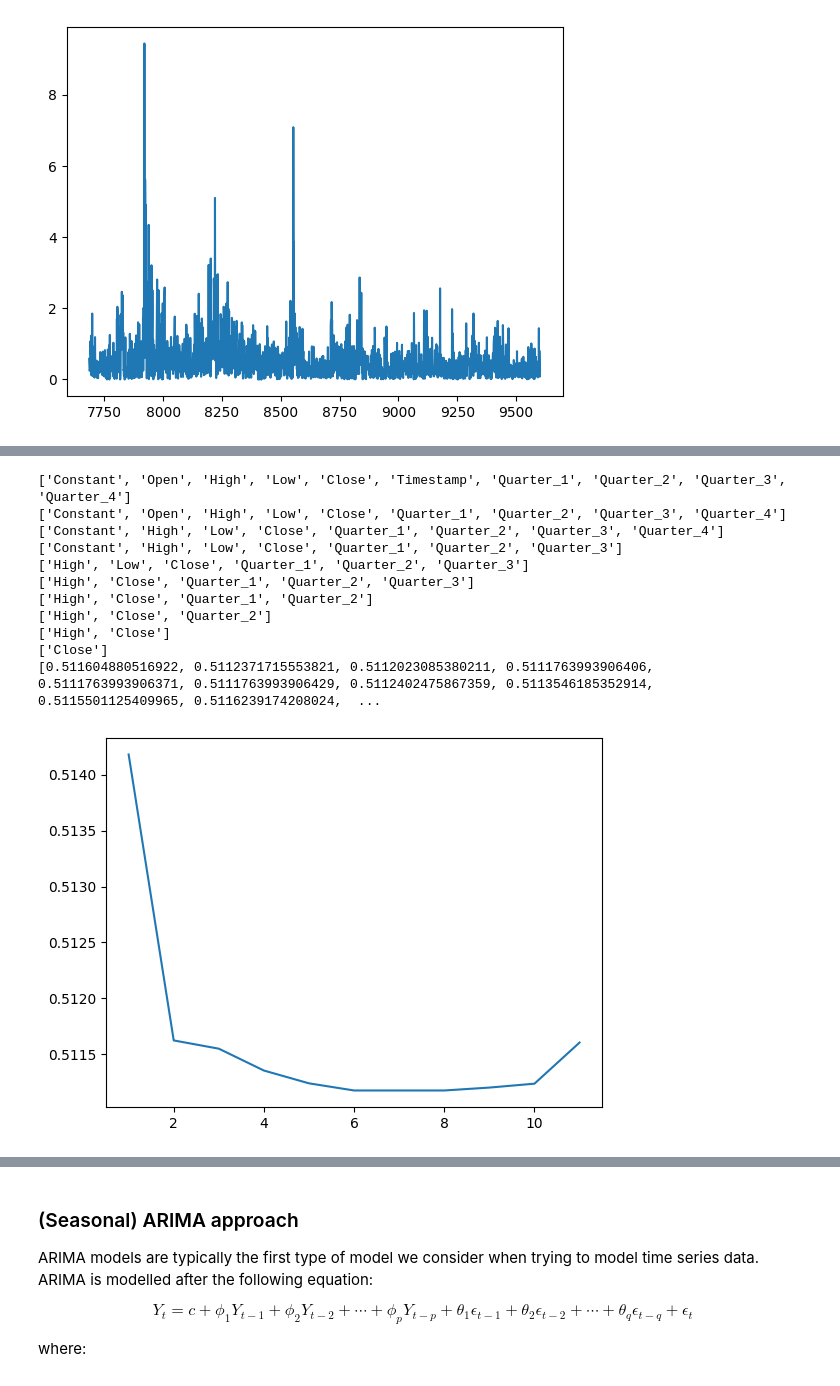
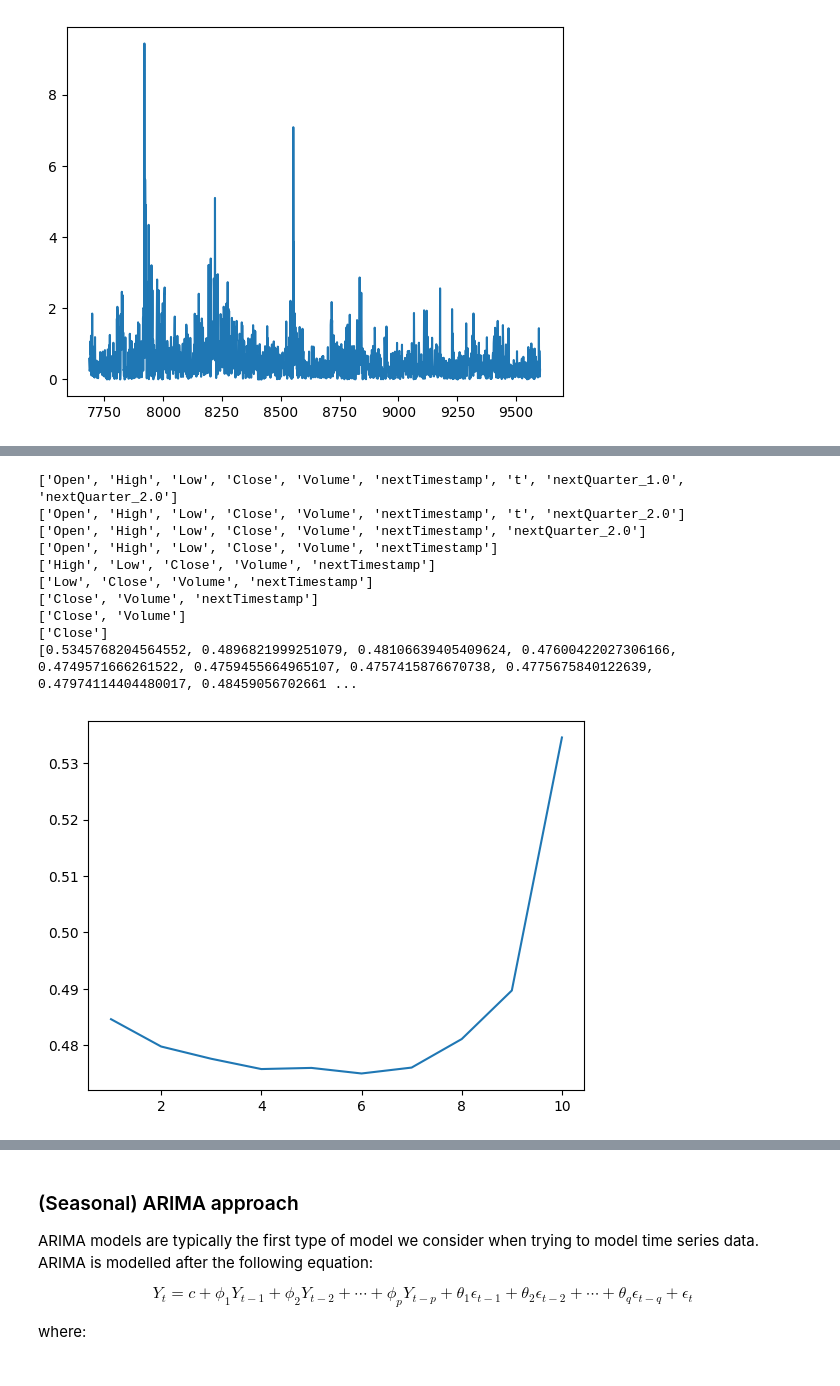
Before and after one commit to AdamChoong0095/NUS-Stock-Data, a Jupyter notebook: Stock_price_prediction.ipynb, the cells around one changed output, grey strips where cells are left out. Drawn from its saved outputs; the diff is of its cells as text; code cells hidden in the pictures.

```diff
--- a/Stock_price_prediction.ipynb
+++ b/Stock_price_prediction.ipynb
@@ -330,9 +330,15 @@ sp500['Constant'] = np.ones(len(sp500))
 sp500['Timestamp'] = Timestamp
 sp500['Quarter'] = quarter
 
-sp500 = pd.get_dummies(sp500,columns=['Quarter'], dtype=int)
+
 
 sp500['nextOpen'] = sp500['Open'].shift(-1)
+sp500['nextTimestamp'] = sp500['Timestamp'].shift(-1)
+sp500['nextQuarter'] = sp500['Quarter'].shift(-1)
+
+sp500 = pd.get_dummies(sp500,columns=['nextQuarter'], dtype=int)
+
+sp500['t'] = sp500['nextTimestamp']-sp500['Timestamp']
 
 sp500['logOpen'] = np.log(sp500['Open'])
 sp500['logHigh'] = np.log(sp500['High'])
@@ -347,6 +353,7 @@ train_size = int(len(sp500) * 0.8)
 train_train_size = int(train_size * 0.8)
 
 print(sp500)
+plt.plot(sp500['Volume'])
 # %% [output]
             Date    Open    High     Low   Close    Volume  Constant
 0     2005-02-25  104.77  106.00  104.68  105.79  70221808       1.0  \
@@ -368,61 +377,80 @@ print(sp500)
 # %%
 log = False
+rolling = False
+k = 4
+foldsize = int(train_size/k)
+
 if log:
-    X_labels = ['Constant', 'logOpen', 'logHigh', 'logLow', 'logClose', 'Volume', 'Timestamp', 'Quarter_1', 'Quarter_2', 'Quarter_3', 'Quarter_4']
-    y = sp500[:train_train_size]['nextlogOpen']
+    X_labels = ['logOpen', 'logHigh', 'logLow', 'logClose', 'Volume', 'nextTimestamp', 't', 'nextQuarter_1.0', 'nextQuarter_2.0', 'nextQuarter_3.0']
+    y_labels = ['nextlogOpen']
 else:
-    X_labels = ['Constant', 'Open', 'High', 'Low', 'Close', 'Volume', 'Timestamp', 'Quarter_1', 'Quarter_2', 'Quarter_3', 'Quarter_4']
-    y = sp500[:train_train_size]['nextOpen']
+    X_labels = ['Open', 'High', 'Low', 'Close', 'Volume', 'nextTimestamp', 't', 'nextQuarter_1.0', 'nextQuarter_2.0', 'nextQuarter_3.0']
+    y_labels = ['nextOpen']
 
 loss = []
 
 def lossfunc(labels):
     regr = linear_model.LinearRegression()
-    X = sp500[:train_train_size][labels]
-    regr.fit(X, y)
+    averageloss = 0
+
+    for i in range(k):
+        if rolling:
+            if i == k-1: continue
+            X = sp500[i*foldsize:(i+1)*foldsize][labels]
+            Y = sp500[i*foldsize:(i+1)*foldsize][y_labels]
+        else:
+            X = sp500[i*foldsize:int((i+0.8)*foldsize)][labels]
+            Y = sp500[i*foldsize:int((i+0.8)*foldsize)][y_labels]
+        regr.fit(X, Y)
 
 
-    predicted = regr.predict(sp500[labels])
-    if log:
-        abserror = abs(np.exp(predicted)-sp500['nextOpen'])
-    else:
-        abserror = abs(predicted-sp500['nextOpen'])
-    return abserror[train_train_size:train_size].mean()
+        predicted = regr.predict(sp500[labels]).flatten()
+
+        if log:
+            abserror = abs(np.exp(predicted)-sp500['nextOpen'])
+        else:
+            abserror = abs(predicted-sp500['nextOpen'])
+        if rolling:
+            averageloss += abserror[(i+1)*foldsize:min((i+2)*foldsize,train_size)].mean()/(k-1)
+        else:
+            averageloss += abserror[int((i+0.8)*foldsize):min((i+1)*foldsize,train_size)].mean()/(k)
+
+
+    return averageloss
 
 goals = []
 
 for i in range(len(X_labels)-1):
 
     goal = lossfunc(X_labels)
     goals.append(goal)
     tests = []
     for j in range(len(X_labels)):
         newlabels = [x for x in X_labels if x != X_labels[j]]
         loss = lossfunc(newlabels)
         tests.append(loss)
 
     argmin = min(enumerate(tests), key=lambda x: x[1])[0]
     del X_labels[argmin]
     print(X_labels)
 
 goals.append(lossfunc(X_labels))
 print(goals)
 
 plt.plot(list(range(len(goals),0,-1)), goals)  # Plot the chart
 plt.show()  # display
 # %% [output]
-['Constant', 'Open', 'High', 'Low', 'Close', 'Timestamp', 'Quarter_1', 'Quarter_2', 'Quarter_3', 'Quarter_4']
-['Constant', 'Open', 'High', 'Low', 'Close', 'Quarter_1', 'Quarter_2', 'Quarter_3', 'Quarter_4']
-['Constant', 'High', 'Low', 'Close', 'Quarter_1', 'Quarter_2', 'Quarter_3', 'Quarter_4']
-['Constant', 'High', 'Low', 'Close', 'Quarter_1', 'Quarter_2', 'Quarter_3']
-['High', 'Low', 'Close', 'Quarter_1', 'Quarter_2', 'Quarter_3']
-['High', 'Close', 'Quarter_1', 'Quarter_2', 'Quarter_3']
-['High', 'Close', 'Quarter_1', 'Quarter_2']
-['High', 'Close', 'Quarter_2']
-['High', 'Close']
+['Open', 'High', 'Low', 'Close', 'Volume', 'nextTimestamp', 't', 'nextQuarter_1.0', 'nextQuarter_2.0']
+['Open', 'High', 'Low', 'Close', 'Volume', 'nextTimestamp', 't', 'nextQuarter_2.0']
+['Open', 'High', 'Low', 'Close', 'Volume', 'nextTimestamp', 'nextQuarter_2.0']
+['Open', 'High', 'Low', 'Close', 'Volume', 'nextTimestamp']
+['High', 'Low', 'Close', 'Volume', 'nextTimestamp']
+['Low', 'Close', 'Volume', 'nextTimestamp']
+['Close', 'Volume', 'nextTimestamp']
+['Close', 'Volume']
 ['Close']
-[0.511604880516922, 0.5112371715553821, 0.5112023085380211, 0.5111763993906406, 0.5111763993906371, 0.5111763993906429, 0.5112402475867359, 0.5113546185352914, 0.5115501125409965, 0.5116239174208024,  ...
+[0.5345768204564552, 0.4896821999251079, 0.48106639405409624, 0.47600422027306166, 0.4749571666261522, 0.4759455664965107, 0.4757415876670738, 0.4775675840122639, 0.47974114404480017, 0.48459056702661 ...
-[figure, old version]
+[figure, new version]
 # %%
 log = True
 if log:
```
Also changed, not shown: parts of 2 cells of this notebook.
